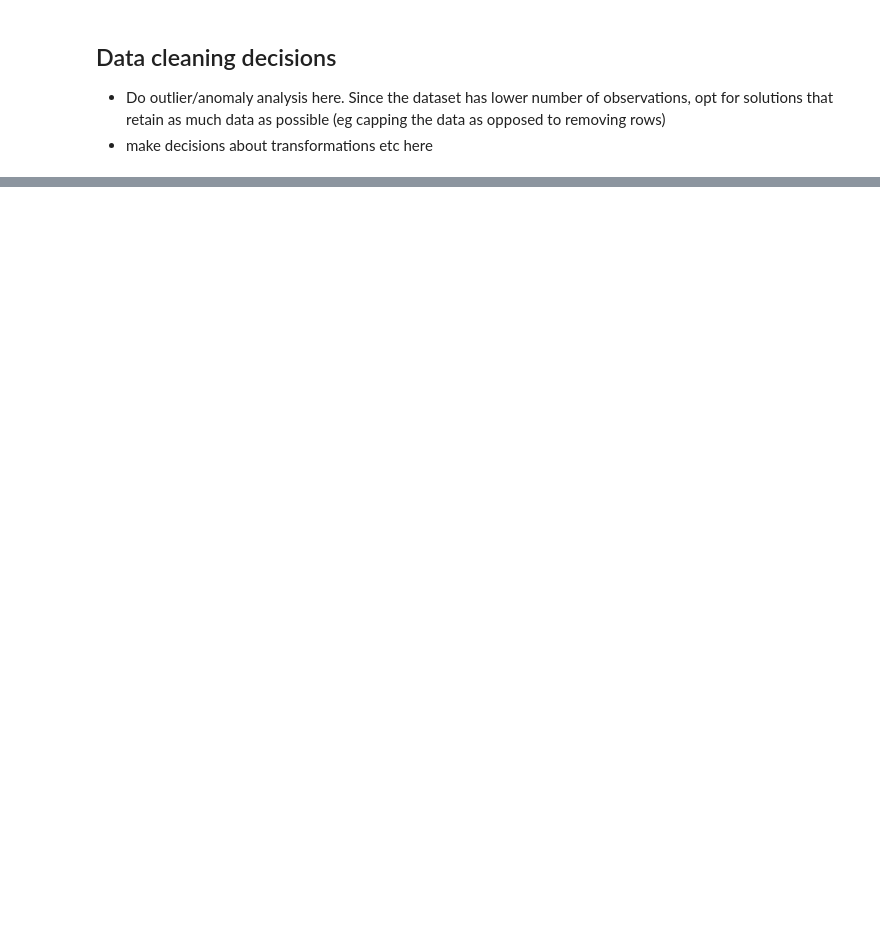
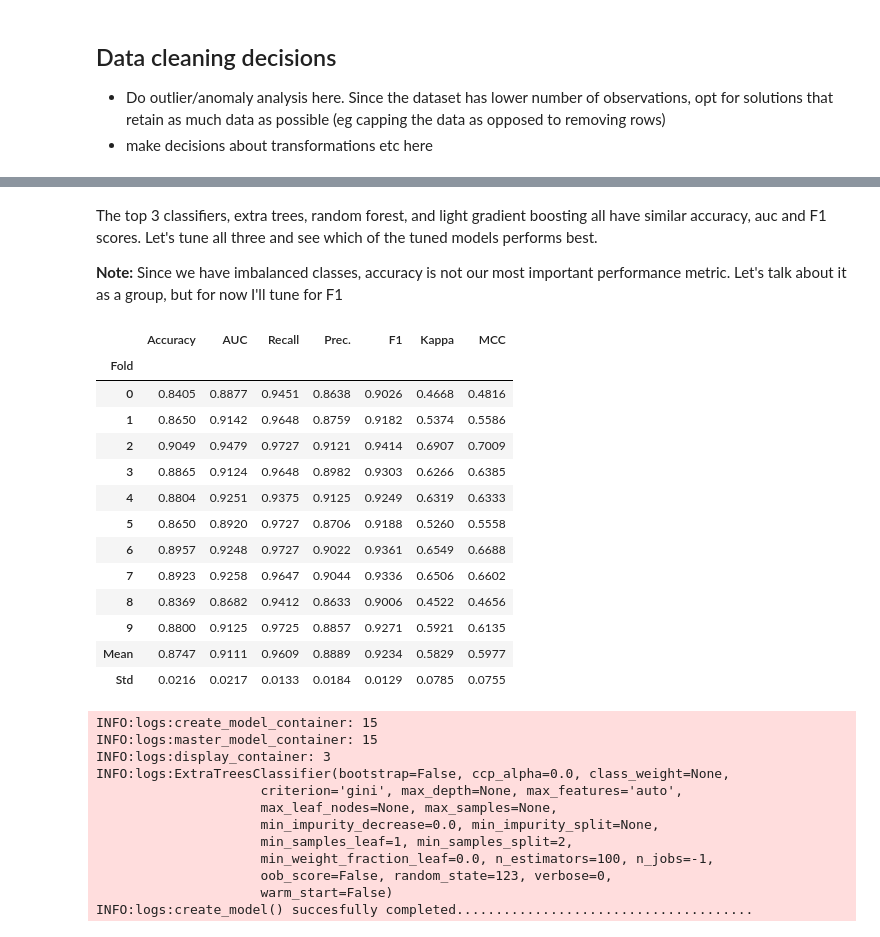
Before and after one commit to aminar034/ml1000-p1, a Jupyter notebook: Project1_wine_classification.ipynb, the cells around one changed output, grey strips where cells are left out. Cells and saved outputs as stored; diff of their text form; code cells hidden in the pictures; blank space fills up the shorter version.

```diff
--- a/Project1_wine_classification.ipynb
+++ b/Project1_wine_classification.ipynb
@@ -185,0 +367,35 @@ We also need to take into consideration the sampling method because we have imba
+# %% [markdown]
+The top 3 classifiers, extra trees, random forest, and light gradient boosting all have similar accuracy, auc and F1 scores. Let's tune all three and see which of the tuned models performs best.
+
+**Note:**
+Since we have imbalanced classes, accuracy is not our most important performance metric. Let's talk about it as a group, but for now I'll tune for F1
+# %%
+# train a extra tree model
+et = create_model('et')
+# %% [output]
+|  | Accuracy | AUC | Recall | Prec. | F1 | Kappa | MCC |
+| Fold |  |  |  |  |  |  |  |
+| 0 | 0.8405 | 0.8877 | 0.9451 | 0.8638 | 0.9026 | 0.4668 | 0.4816 |
+| 1 | 0.8650 | 0.9142 | 0.9648 | 0.8759 | 0.9182 | 0.5374 | 0.5586 |
+| 2 | 0.9049 | 0.9479 | 0.9727 | 0.9121 | 0.9414 | 0.6907 | 0.7009 |
+| 3 | 0.8865 | 0.9124 | 0.9648 | 0.8982 | 0.9303 | 0.6266 | 0.6385 |
+| 4 | 0.8804 | 0.9251 | 0.9375 | 0.9125 | 0.9249 | 0.6319 | 0.6333 |
+| 5 | 0.8650 | 0.8920 | 0.9727 | 0.8706 | 0.9188 | 0.5260 | 0.5558 |
+| 6 | 0.8957 | 0.9248 | 0.9727 | 0.9022 | 0.9361 | 0.6549 | 0.6688 |
+| 7 | 0.8923 | 0.9258 | 0.9647 | 0.9044 | 0.9336 | 0.6506 | 0.6602 |
+| 8 | 0.8369 | 0.8682 | 0.9412 | 0.8633 | 0.9006 | 0.4522 | 0.4656 |
+| 9 | 0.8800 | 0.9125 | 0.9725 | 0.8857 | 0.9271 | 0.5921 | 0.6135 |
+| Mean | 0.8747 | 0.9111 | 0.9609 | 0.8889 | 0.9234 | 0.5829 | 0.5977 |
+| Std | 0.0216 | 0.0217 | 0.0133 | 0.0184 | 0.0129 | 0.0785 | 0.0755 |
+INFO:logs:create_model_container: 15
+INFO:logs:master_model_container: 15
+INFO:logs:display_container: 3
+INFO:logs:ExtraTreesClassifier(bootstrap=False, ccp_alpha=0.0, class_weight=None,
+                     criterion='gini', max_depth=None, max_features='auto',
+                     max_leaf_nodes=None, max_samples=None,
+                     min_impurity_decrease=0.0, min_impurity_split=None,
+                     min_samples_leaf=1, min_samples_split=2,
+                     min_weight_fraction_leaf=0.0, n_estimators=100, n_jobs=-1,
+                     oob_score=False, random_state=123, verbose=0,
+                     warm_start=False)
+INFO:logs:create_model() succesfully completed......................................
```
Also changed, not shown: parts of 44 cells of this notebook.
